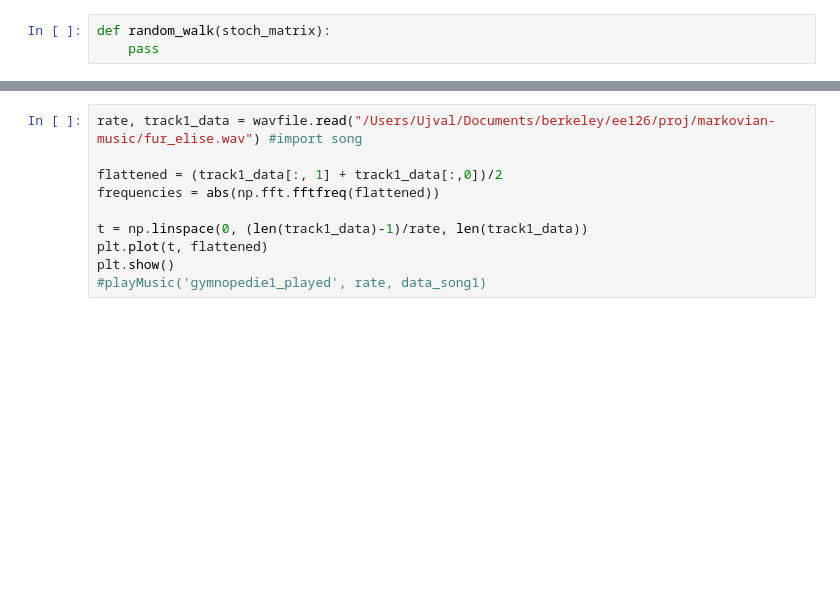
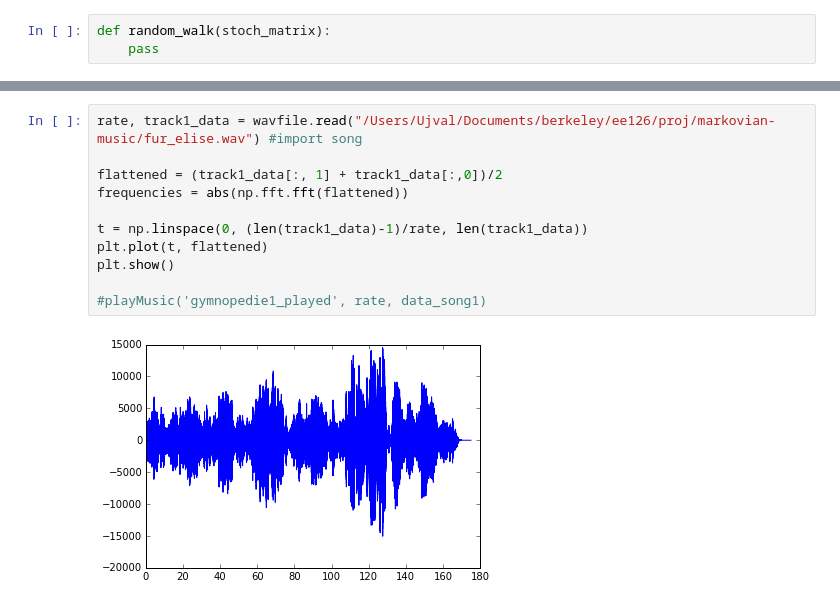
Before and after one commit to ujvl/markov-music, a Jupyter notebook: main_notebook.ipynb, the cells around one changed output, grey strips where cells are left out. Drawn from its saved outputs; the diff is of its cells as text; blank space fills up the shorter version.

```diff
--- a/main_notebook.ipynb
+++ b/main_notebook.ipynb
@@ -85,10 +86,13 @@ playMusic("test1", rate, song_from_notes(generated_song_notes))
 # %%
 rate, track1_data = wavfile.read("/Users/Ujval/Documents/berkeley/ee126/proj/markovian-music/fur_elise.wav") #import song
 
 flattened = (track1_data[:, 1] + track1_data[:,0])/2
-frequencies = abs(np.fft.fftfreq(flattened))
+frequencies = abs(np.fft.fft(flattened))
 
 t = np.linspace(0, (len(track1_data)-1)/rate, len(track1_data))
 plt.plot(t, flattened)
 plt.show()
+
 #playMusic('gymnopedie1_played', rate, data_song1)
+# %% [output]
+[figure, added]
```
Also changed, not shown: parts of 3 cells of this notebook.
